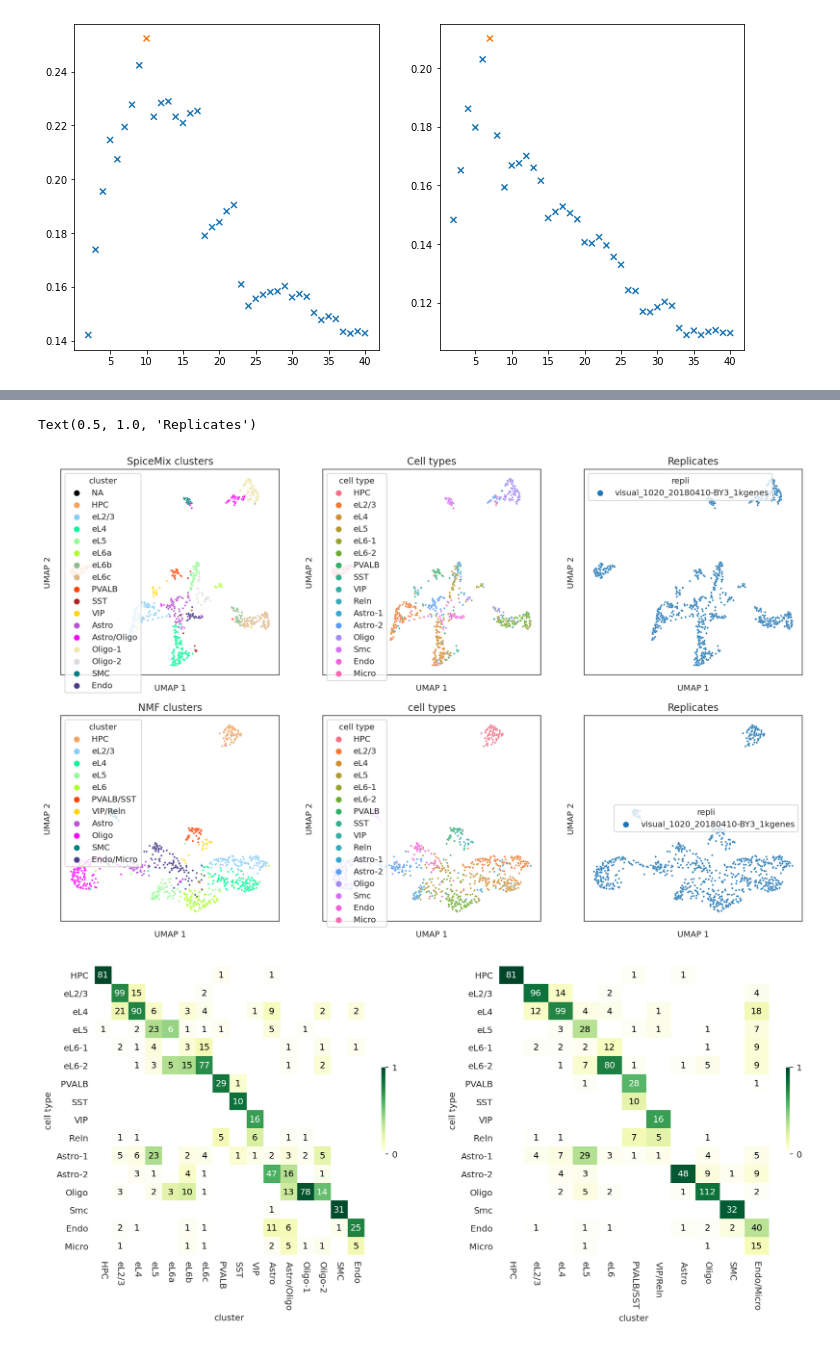
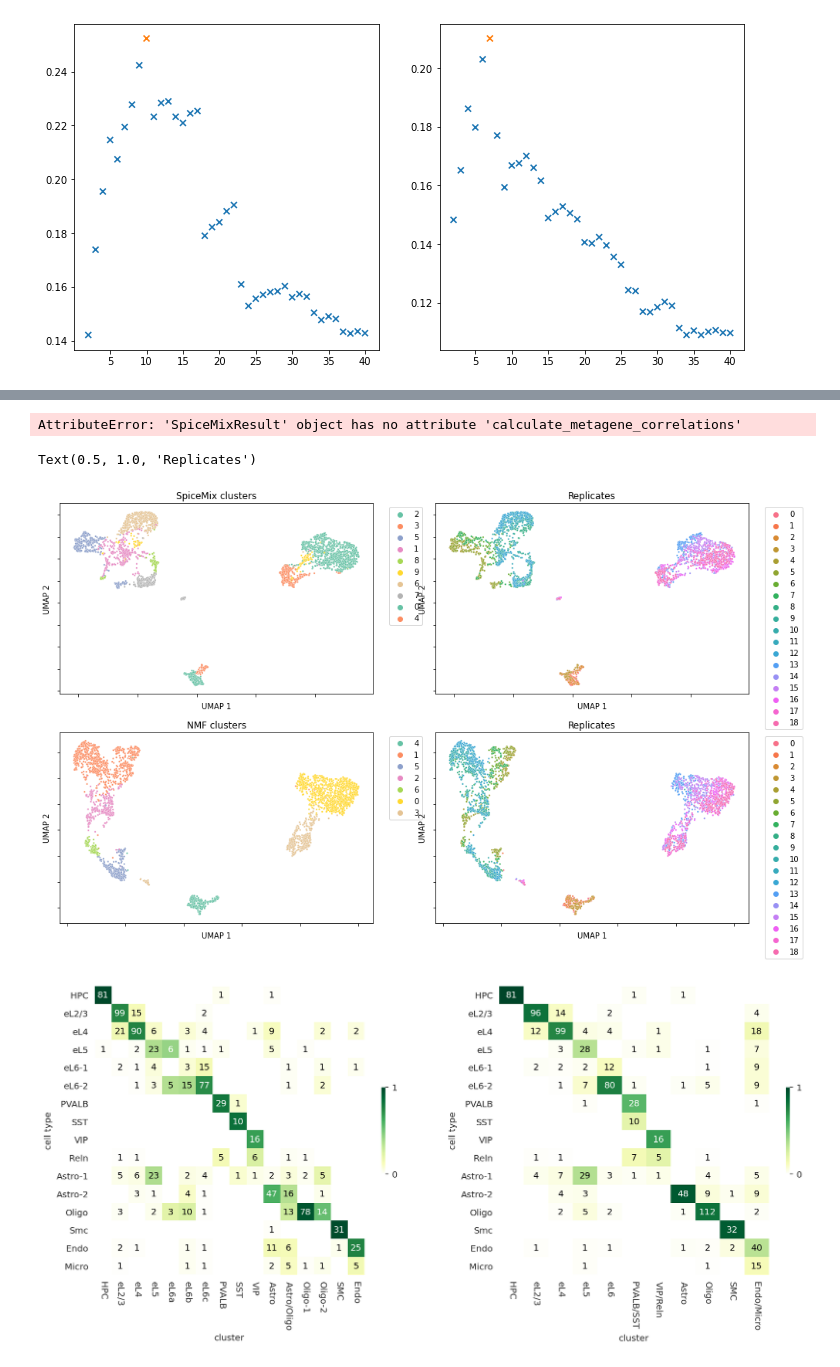
Before and after one commit to alam-shahul/popari, a Jupyter notebook: SpiceMix/analyze_results.ipynb, the cells around one changed output, grey strips where cells are left out. Drawn from its saved outputs; the diff is of its cells as text; code cells hidden in the pictures.

```diff
--- a/SpiceMix/analyze_results.ipynb
+++ b/SpiceMix/analyze_results.ipynb
@@ -136,0 +155,4 @@ plt.show()
+# %%
+correlations = cardiac_development_spatial_result.calculate_metagene_correlations(replicate, patterns, valid_patterns.astype(str))
+# %% [output]
+AttributeError: 'SpiceMixResult' object has no attribute 'calculate_metagene_correlations'
@@ -149,27 +185,24 @@ obj_NMF     .UMAP(**kwargs)
 # %%
 # Visualize cells in the latent space colored by
 #   SpiceMix/NMF clusters (cluster)
 #   cell types from the original analysis (cell type)
 #   replicates (repli)
 # Result.visualizeFeaturesSpace is a wraper of Result.visualizeFeatureSpace and handles the custom order of metagenes
 kwargs = dict(s=5)
-fig, axes = plt.subplots(2, 3, figsize=(16, 10))
-obj_SpiceMix.visualizeFeatureSpace(axes[0, 0], 'cluster'  , key_x='UMAP 1', key_y='UMAP 2', **kwargs)
-obj_SpiceMix.visualizeFeatureSpace(axes[0, 1], 'cell type', key_x='UMAP 1', key_y='UMAP 2', **kwargs)
-obj_SpiceMix.visualizeFeatureSpace(axes[0, 2], 'repli'    , key_x='UMAP 1', key_y='UMAP 2', **kwargs)
-obj_NMF.visualizeFeaturesSpace(
-    axes[1], ['cluster', 'cell type', 'repli'],
-    key_x='UMAP 1', key_y='UMAP 2', **kwargs,
-)
+fig, axes = plt.subplots(2, 2, figsize=(16, 10))
+cardiac_development_spatial_result.plot_feature(axes[0, 0], 'cluster', key_x='UMAP 1', key_y='UMAP 2', **kwargs)
+cardiac_development_spatial_result.plot_feature(axes[0, 1], 'replicate', key_x='UMAP 1', key_y='UMAP 2', **kwargs)
+
+cardiac_development_nmf_result.plot_feature(axes[1, 0], 'cluster', key_x='UMAP 1', key_y='UMAP 2', **kwargs)
+cardiac_development_nmf_result.plot_feature(axes[1, 1], 'replicate', key_x='UMAP 1', key_y='UMAP 2', **kwargs)
+
 axes[0, 0].set_title('SpiceMix clusters')
-axes[0, 1].set_title('Cell types')
-axes[0, 2].set_title('Replicates')
+axes[0, 1].set_title('Replicates')
 axes[1, 0].set_title('NMF clusters')
-axes[1, 1].set_title('cell types')
-axes[1, 2].set_title('Replicates')
+axes[1, 1].set_title('Replicates')
 # %% [output]
 Text(0.5, 1.0, 'Replicates')
-[figure, old version]
+[figure, new version]
 # %%
 segmentdata = copy.deepcopy(plt.get_cmap('YlGn')._segmentdata)
 segmentdata['red'  ][0] = (0., 1., 1.)
```
Also changed, not shown: parts of 16 cells of this notebook, 2 other files.
